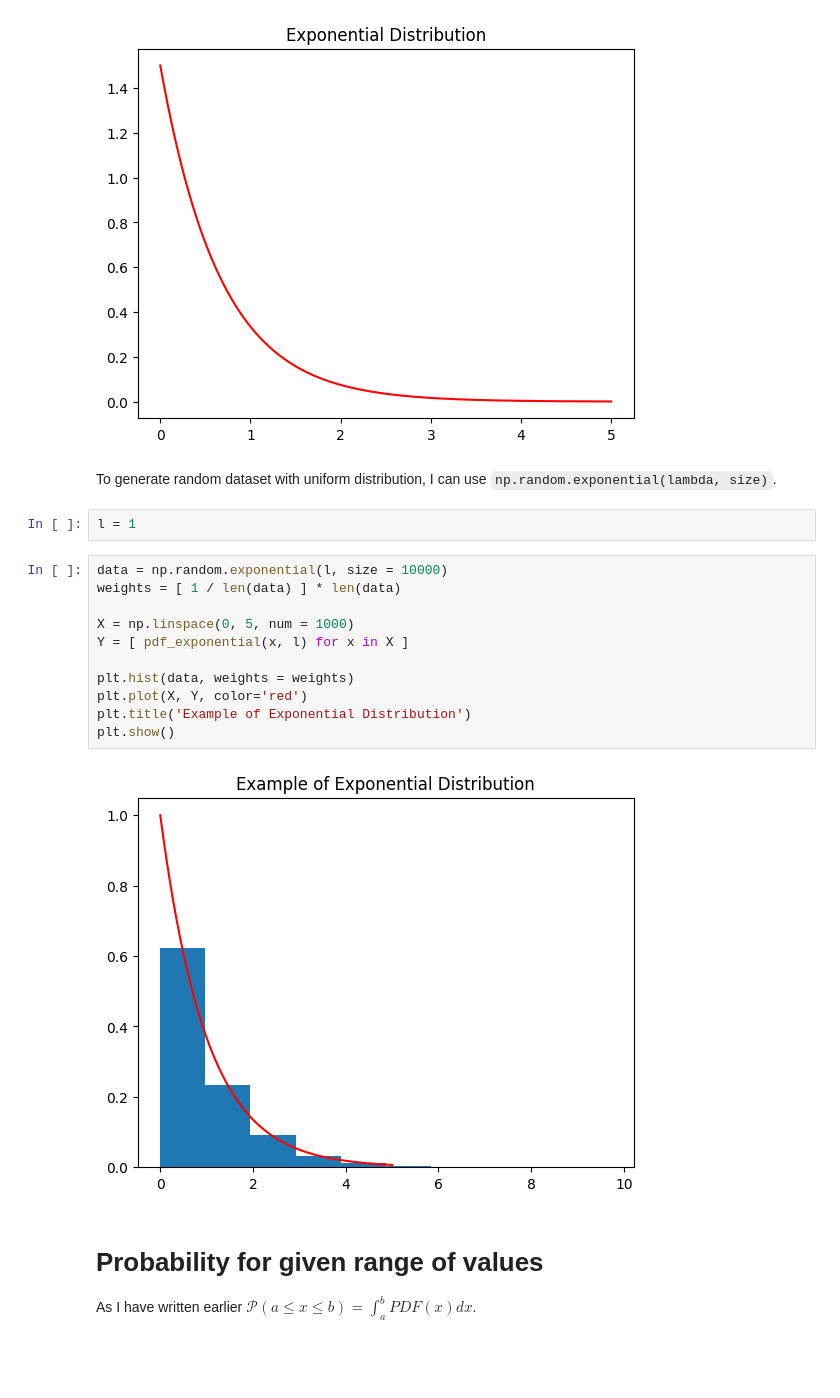
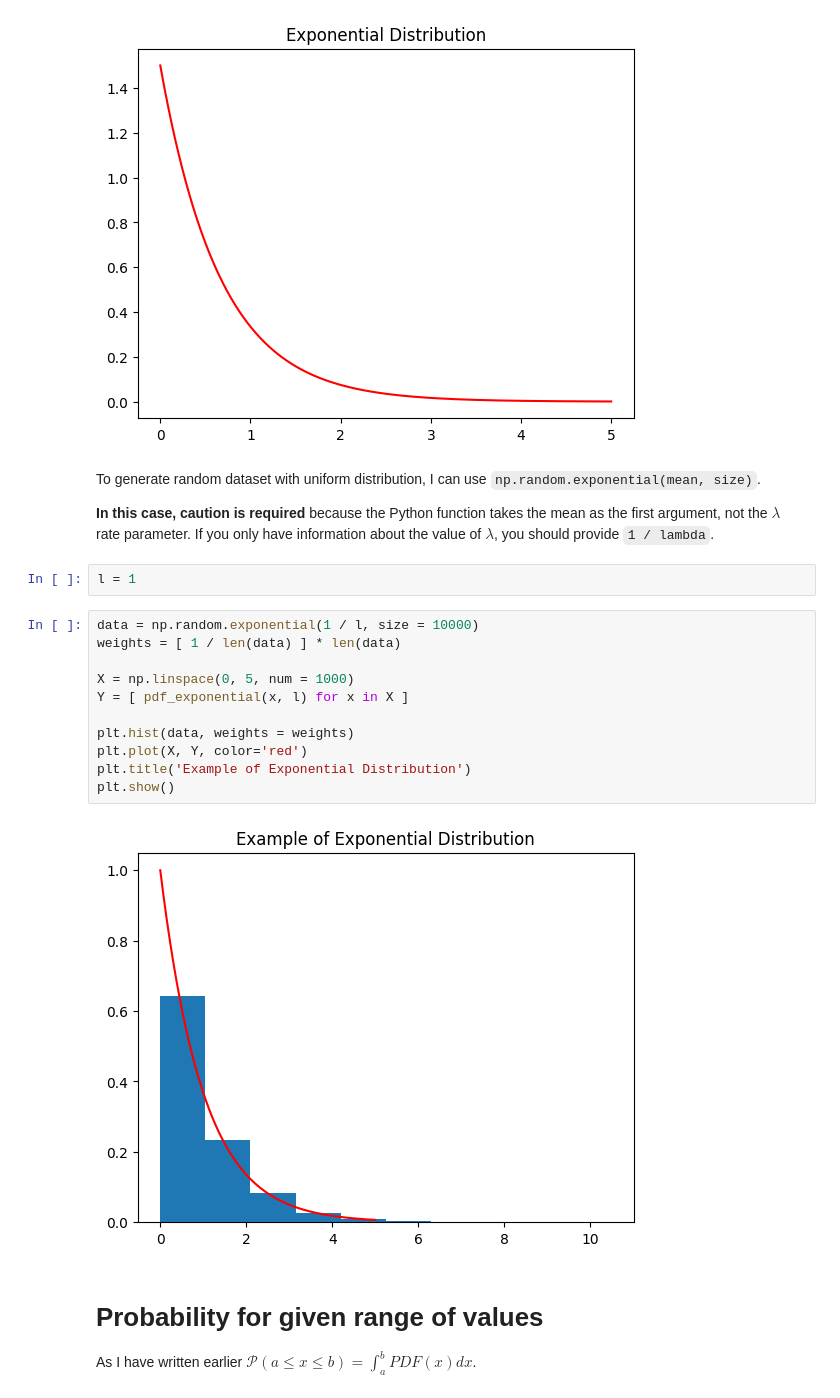
Before and after one commit to DanielFaltynowski/learn-data-science, a Jupyter notebook: 05-distributions.ipynb, the cells around one changed output. Saved outputs shown, nothing was run; the diff lists cells and outputs as text; blank space fills up the shorter version.

```diff
--- a/05-distributions.ipynb
+++ b/05-distributions.ipynb
@@ -212,23 +212,25 @@ plt.title('Exponential Distribution')
 plt.show()
 # %% [output]
 [figure]
-# %% [markdown]
-To generate random dataset with uniform distribution, I can use `np.random.exponential(lambda, size)`.
+# %% [markdown]
+To generate random dataset with uniform distribution, I can use `np.random.exponential(mean, size)`.
+
+**In this case, caution is required** because the Python function takes the mean as the first argument, not the $\lambda$ rate parameter. If you only have information about the value of $\lambda$, you should provide `1 / lambda`.
 # %%
 l = 1
 # %%
-data = np.random.exponential(l, size = 10000)
+data = np.random.exponential(1 / l, size = 10000)
 weights = [ 1 / len(data) ] * len(data)
 
 X = np.linspace(0, 5, num = 1000)
 Y = [ pdf_exponential(x, l) for x in X ]
 
 plt.hist(data, weights = weights)
 plt.plot(X, Y, color='red')
 plt.title('Example of Exponential Distribution')
 plt.show()
 # %% [output]
-[figure, old version]
+[figure, new version]
 # %% [markdown]
 # Probability for given range of values
 
```
Also changed, not shown: parts of 2 cells of this notebook, 3 other files.
